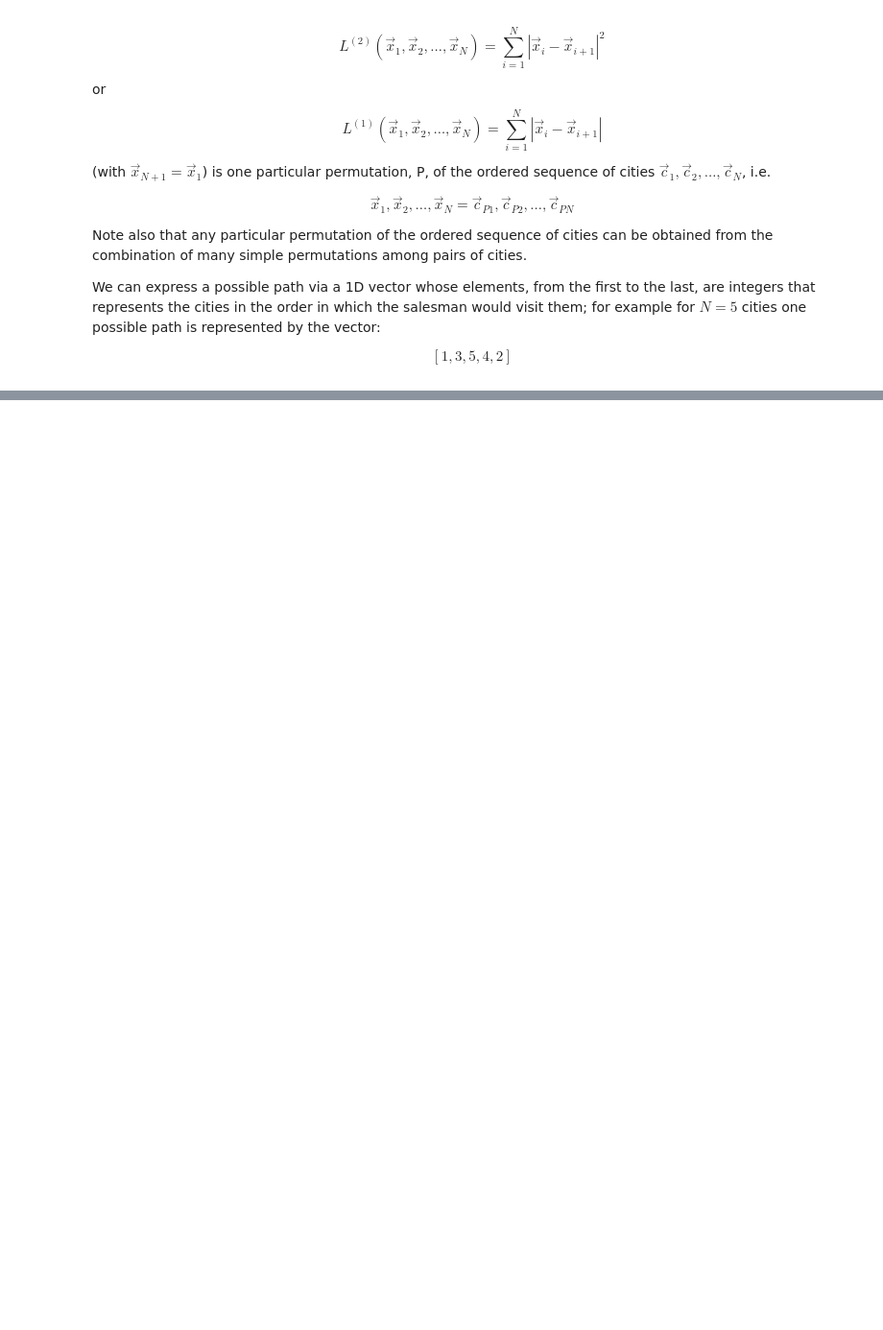
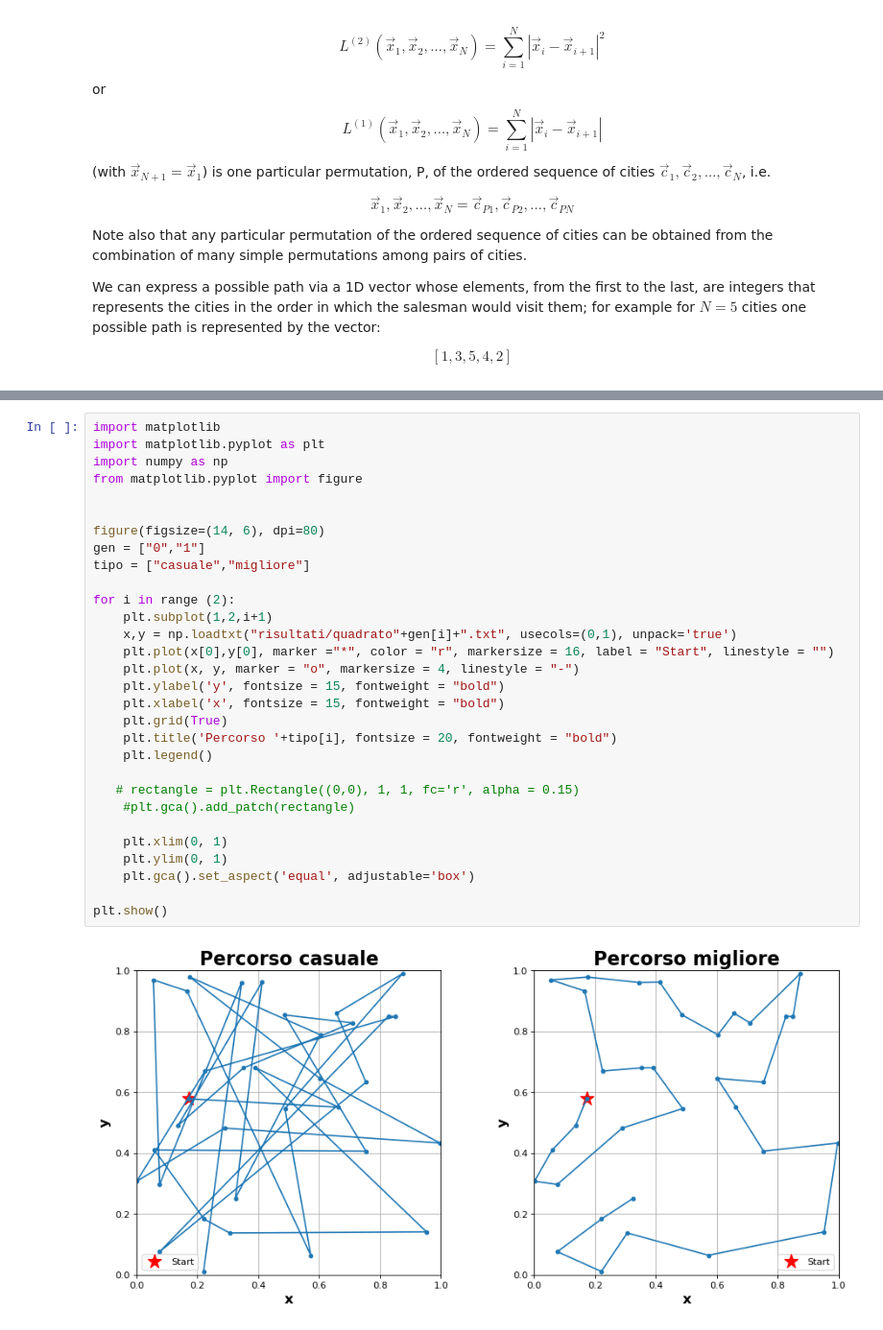
Before and after one commit to Daniele95/LSN, a Jupyter notebook: 9-genetico/Soluzione_9.ipynb, the cells around one changed output, grey strips where cells are left out. Shown: that part at 96% size. Saved outputs shown, nothing was run; the diff lists cells and outputs as text; blank space fills up the shorter version.

```diff
--- a/9-genetico/Soluzione_9.ipynb
+++ b/9-genetico/Soluzione_9.ipynb
@@ -94,0 +122,32 @@ plt.show()
+# %%
+import matplotlib
+import matplotlib.pyplot as plt
+import numpy as np
+from matplotlib.pyplot import figure
+
+
+figure(figsize=(14, 6), dpi=80)
+gen = ["0","1"]
+tipo = ["casuale","migliore"]
+
+for i in range (2):
+    plt.subplot(1,2,i+1)
+    x,y = np.loadtxt("risultati/quadrato"+gen[i]+".txt", usecols=(0,1), unpack='true')
+    plt.plot(x[0],y[0], marker ="*", color = "r", markersize = 16, label = "Start", linestyle = "")
+    plt.plot(x, y, marker = "o", markersize = 4, linestyle = "-")
+    plt.ylabel('y', fontsize = 15, fontweight = "bold")
+    plt.xlabel('x', fontsize = 15, fontweight = "bold")
+    plt.grid(True)
+    plt.title('Percorso '+tipo[i], fontsize = 20, fontweight = "bold")
+    plt.legend()
+
+   # rectangle = plt.Rectangle((0,0), 1, 1, fc='r', alpha = 0.15)
+    #plt.gca().add_patch(rectangle)
+
+    plt.xlim(0, 1)
+    plt.ylim(0, 1)
+    plt.gca().set_aspect('equal', adjustable='box')
+
+plt.show()
+# %% [output]
+[figure, added]
```
Also changed, not shown: parts of 7 cells of this notebook.
